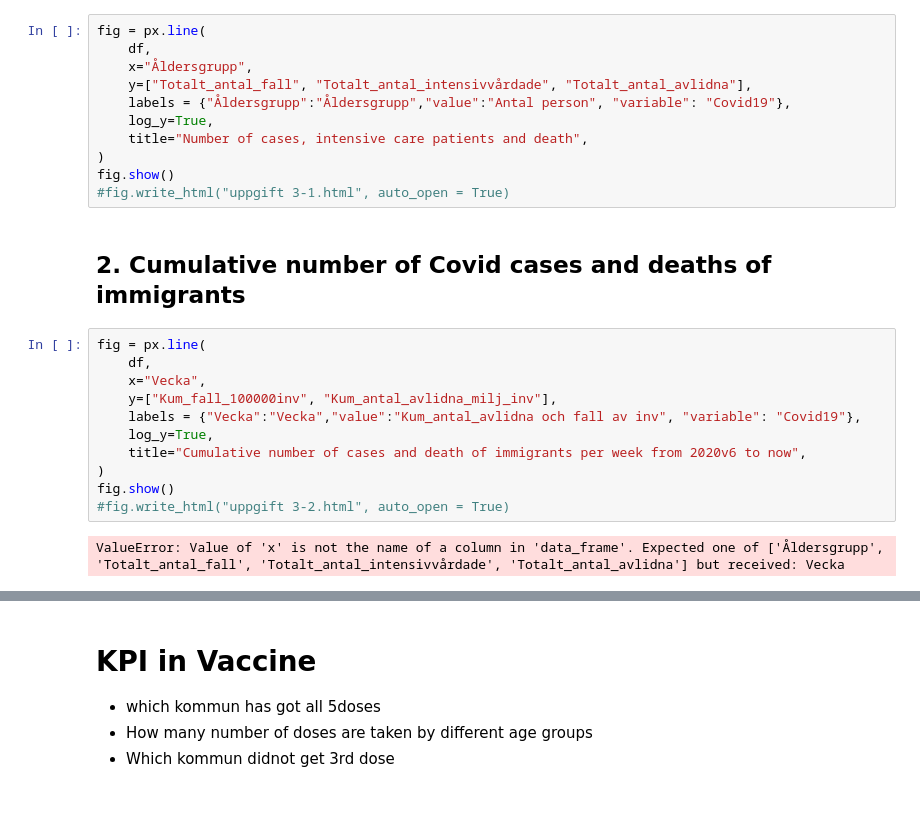
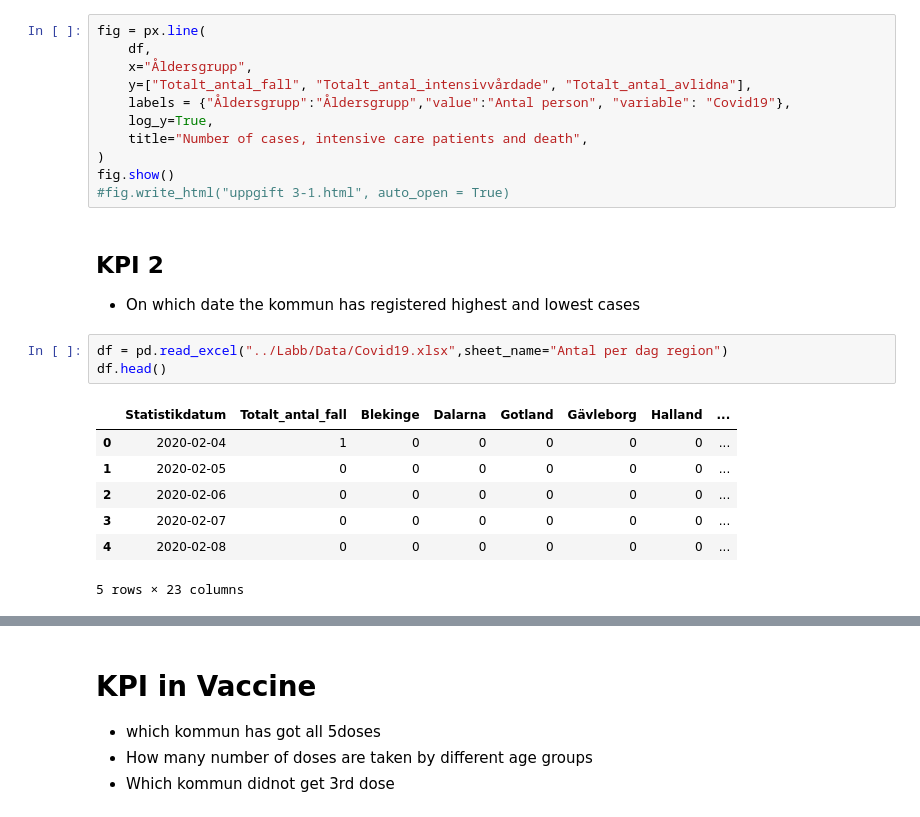
Before and after one commit to VineelaNedunuri/Databehandling-Vineela-Nedunuri, a Jupyter notebook: Labb/Uppgift3.ipynb, the cells around one changed output, grey strips where cells are left out. Drawn from its saved outputs; the diff is of its cells as text.

Commit message:
labb

```diff
--- a/Labb/Uppgift3.ipynb
+++ b/Labb/Uppgift3.ipynb
@@ -35,18 +34,17 @@ fig = px.line(
 )
 fig.show()
 #fig.write_html("uppgift 3-1.html", auto_open = True)
-# %% [markdown]
-## 2. Cumulative number of  Covid cases and deaths of immigrants
-# %%
-fig = px.line(
-    df,
-    x="Vecka",
-    y=["Kum_fall_100000inv", "Kum_antal_avlidna_milj_inv"],
-    labels = {"Vecka":"Vecka","value":"Kum_antal_avlidna och fall av inv", "variable": "Covid19"},
-    log_y=True,
-    title="Cumulative number of cases and death of immigrants per week from 2020v6 to now",
-)
-fig.show()
-#fig.write_html("uppgift 3-2.html", auto_open = True)
-# %% [output]
-ValueError: Value of 'x' is not the name of a column in 'data_frame'. Expected one of ['Åldersgrupp', 'Totalt_antal_fall', 'Totalt_antal_intensivvårdade', 'Totalt_antal_avlidna'] but received: Vecka
+# %% [markdown]
+## KPI 2
+- On which date the kommun has registered highest and lowest cases
+# %%
+df = pd.read_excel("../Labb/Data/Covid19.xlsx",sheet_name="Antal per dag region")
+df.head()
+# %% [output]
+|  | Statistikdatum | Totalt_antal_fall | Blekinge | Dalarna | Gotland | Gävleborg | Halland | ... |
+| 0 | 2020-02-04 | 1 | 0 | 0 | 0 | 0 | 0 | ... |
+| 1 | 2020-02-05 | 0 | 0 | 0 | 0 | 0 | 0 | ... |
+| 2 | 2020-02-06 | 0 | 0 | 0 | 0 | 0 | 0 | ... |
+| 3 | 2020-02-07 | 0 | 0 | 0 | 0 | 0 | 0 | ... |
+| 4 | 2020-02-08 | 0 | 0 | 0 | 0 | 0 | 0 | ... |
+5 rows × 23 columns
```
Also changed, not shown: parts of 9 cells of this notebook, 1 other file.
